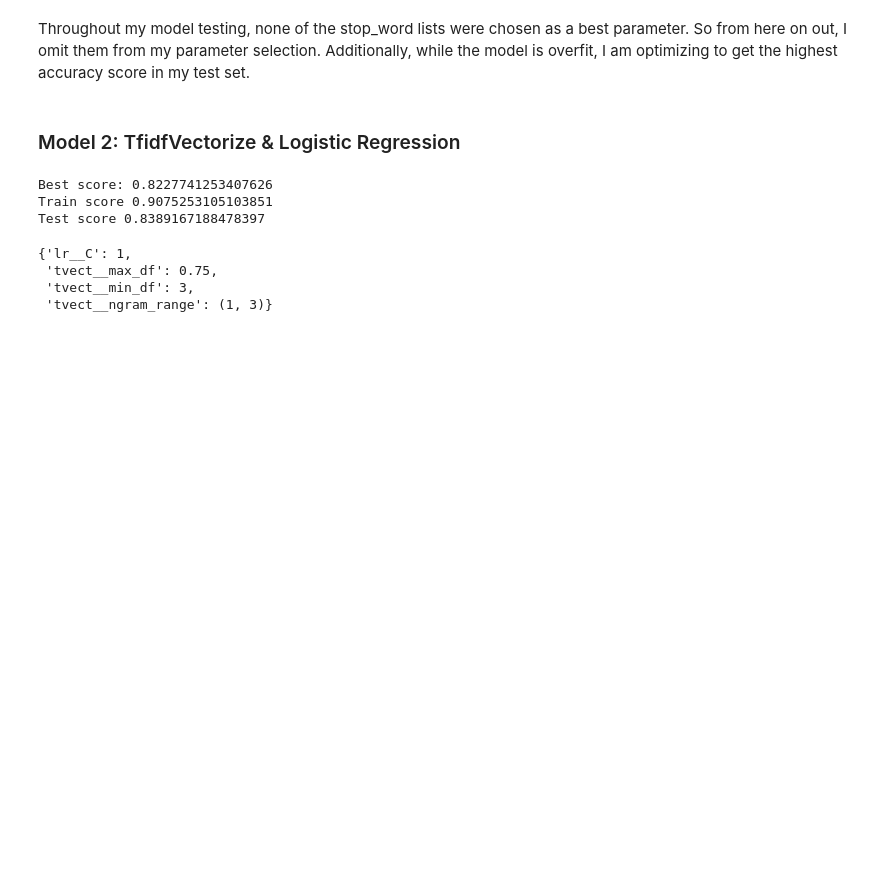
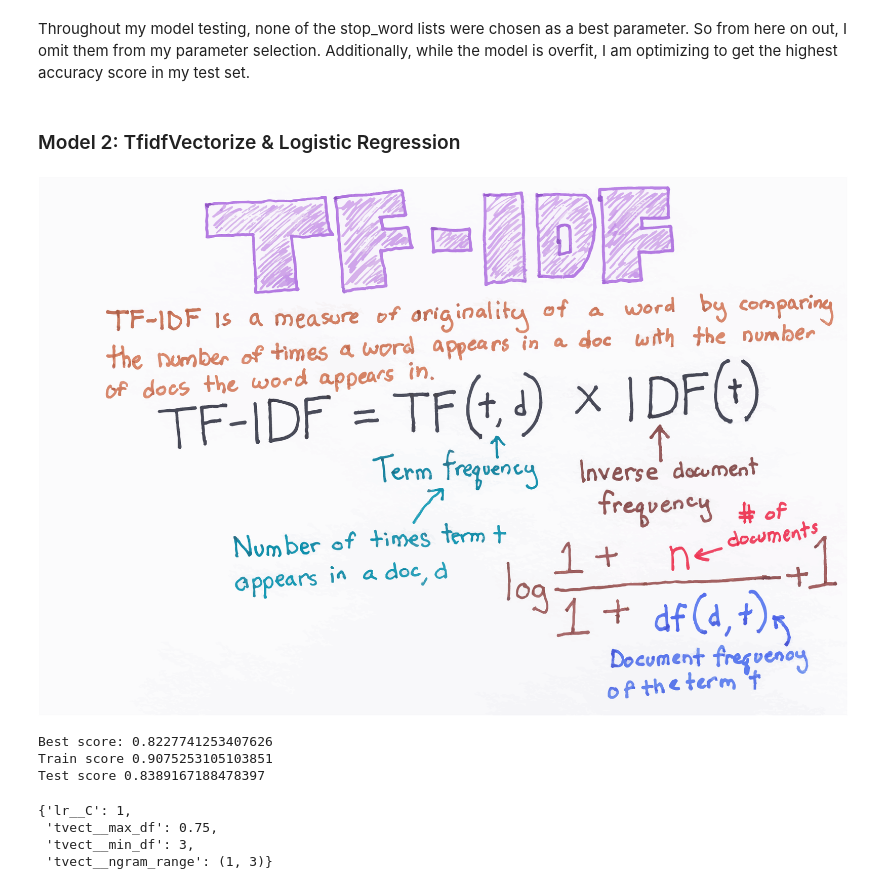
Before and after one commit to ShubhiKhanna/Fake-News, a Jupyter notebook: FakeNews_NLP_Onion.ipynb, the cells around one changed output. Drawn from its saved outputs; the diff is of its cells as text; code cells hidden in the pictures; blank space fills up the shorter version.

```diff
--- a/FakeNews_NLP_Onion.ipynb
+++ b/FakeNews_NLP_Onion.ipynb
@@ -680,6 +689,10 @@ Test score 0.8501878522229179
 Throughout my model testing, none of the stop_word lists were chosen as a best parameter. So from here on out, I omit them from my parameter selection. Additionally, while the model is overfit, I am optimizing to get the highest accuracy score in my test set.
 # %% [markdown]
 ### Model 2: TfidfVectorize & Logistic Regression
+# %%
+Image("tfidf.png")
+# %% [output]
+[figure, added]
 # %%
 pipe = Pipeline([('tvect', TfidfVectorizer()),
                  ('lr', LogisticRegression(solver='liblinear'))])
```
Also changed, not shown: parts of 8 cells of this notebook.
